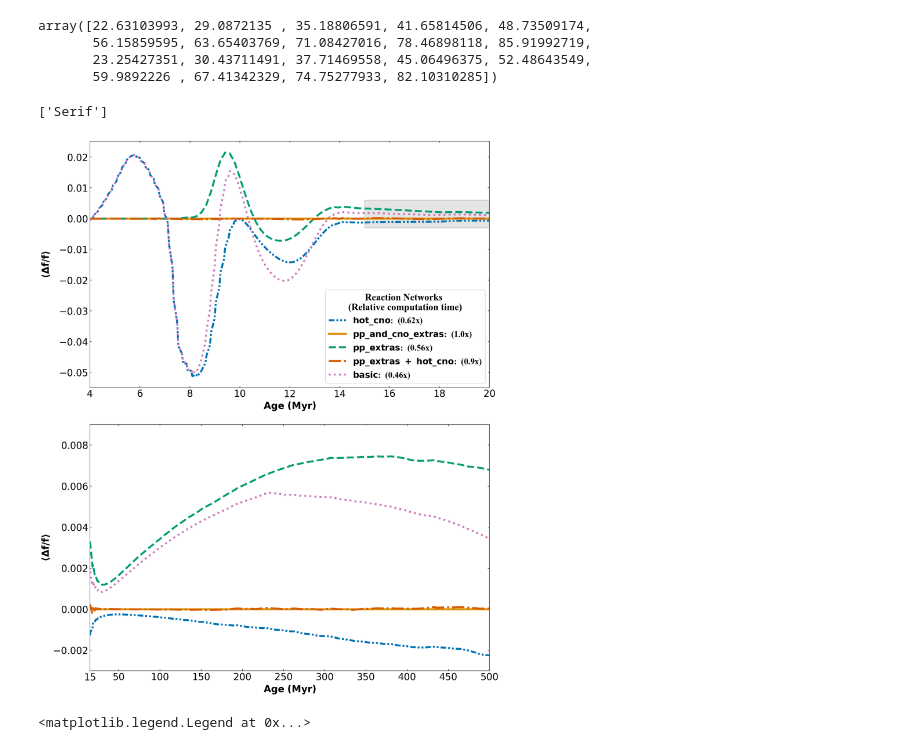
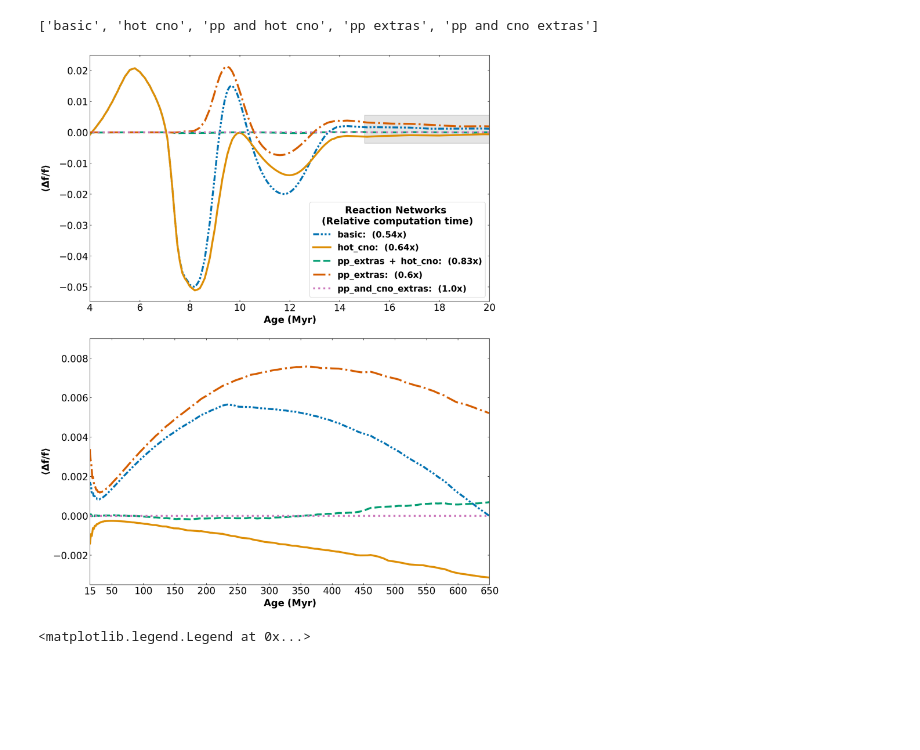
Before and after one commit to gautam-404/MESA-tests, a Jupyter notebook: notebooks_test/net_freqs_tests.ipynb, the cells around one changed output. Cells and saved outputs as stored; diff of their text form; code cells hidden in the pictures; blank space fills up the shorter version.

```diff
--- a/notebooks_test/net_freqs_tests.ipynb
+++ b/notebooks_test/net_freqs_tests.ipynb
@@ -199,7 +199,7 @@ mode_strings = ["100","200","300","400","500","600","700","800","900","1000",
          "110","210","310","410","510","610","710","810","910","1010",
          "11-1","21-1","31-1","41-1","51-1","61-1","71-1","81-1","91-1","101-1"]
 # %%
-def get_freqs_df(ind):
+def get_freqs_df_interp(ind):
     freqs, ages = get_freqs(ind)
     dff = pd.DataFrame()
     dff["Dnu"] = np.repeat(np.nan, len(freqs))
@@ -228,11 +228,19 @@ def get_freqs_df(ind):
     for n in range(1, 11):
         freqs_df[f"n{n}ell{l}dfreq"] = freqs_df[f"n{n}ell{l}m0"] - freqs_df[f"n{n}ell{l}mm1"]
         freqs_df.drop(columns=[f"n{n}ell{l}mp1", f"n{n}ell{l}mm1"], inplace=True)
-    freqs_df = freqs_df[['age', 'Dnu', 'eps', 'n1ell0m0', 'n2ell0m0', 'n3ell0m0', 'n4ell0m0',
+    columns = ['age', 'Dnu', 'eps', 'n1ell0m0', 'n2ell0m0', 'n3ell0m0', 'n4ell0m0',
        'n5ell0m0', 'n6ell0m0', 'n7ell0m0', 'n8ell0m0', 'n9ell0m0', 'n10ell0m0',
        'n1ell1m0', 'n2ell1m0', 'n3ell1m0', 'n4ell1m0', 'n5ell1m0', 'n6ell1m0',
        'n7ell1m0', 'n8ell1m0', 'n9ell1m0', 'n10ell1m0', 'n1ell1dfreq',
        'n2ell1dfreq', 'n3ell1dfreq', 'n4ell1dfreq', 'n5ell1dfreq',
        'n6ell1dfreq', 'n7ell1dfreq', 'n8ell1dfreq', 'n9ell1dfreq',
-       'n10ell1dfreq']]
-    return freqs_df
+       'n10ell1dfreq']
+    freqs_df = freqs_df[columns]
+
+    # ages = np.linspace(15, freqs_df.iloc[-1]["age"], 100)
+    ages = np.arange(0, freqs_df.iloc[-1]["age"], 0.1)
+    new_df = pd.DataFrame()
+    new_df["age"] = ages
+    for column in columns[1:]:
+        new_df[column] = interp(freqs_df["age"], freqs_df[column], ages)
+    return new_df
@@ -314,7 +276,7 @@ def plot_freq_df(row):
     # plt.xlim([0, Dnu*1.2])
     plt.xlim([0, 10])
 # %%
-logs_dirs = glob.glob("../test/m1.7_z0.015_v0_net*/LOGS")
+logs_dirs = sorted(glob.glob("../test/m1.7_z0.015_v0_net*/LOGS"))
 nets = [" ".join(logs_dir.split('/')[-2].split('net')[-1].split("_")) for logs_dir in logs_dirs]
 run_times = []
 for i, logs_dir in enumerate(logs_dirs):
@@ -328,5 +290,6 @@ for i, logs_dir in enumerate(logs_dirs):
 # logs_dirs
 print(run_times)
 print(nets)
-net_labels = ['hot\_cno', 'pp\_and\_cno\_extras', 'pp\_extras', 'pp\_extras\ +\ hot\_cno', 'basic']
+# net_labels = ['hot\_cno', 'pp\_and\_cno\_extras', 'pp\_extras', 'pp\_extras\ +\ hot\_cno', 'basic']
+net_labels = ['basic', 'hot\_cno', 'pp\_extras\ +\ hot\_cno', 'pp\_extras', 'pp\_and\_cno\_extras']
 # %% [output]
@@ -340,6 +303,6 @@ for i, net in enumerate(nets):
 # %%
 runtime_ratios = []
 for i in range(len(nets)):
-    runtime_ratios.append(round(run_times[i]/run_times[1], 2))
+    runtime_ratios.append(round(run_times[i]/run_times[2], 2))
 runtime_ratios
 # %% [output]
@@ -498,21 +368,18 @@ for row in freqs_df_all[0].iterrows():
     freqs_0 = row[3:13]
     # print(freqs_0.values)
     freqs_1 = row[13:]
-# %%
-freqs_df_all[-1].iloc[0][3:22].values
-# %% [output]
-array([22.63103993, 29.0872135 , 35.18806591, 41.65814506, 48.73509174,
-       56.15859595, 63.65403769, 71.08427016, 78.46898118, 85.91992719,
-       23.25427351, 30.43711491, 37.71469558, 45.06496375, 52.48643549,
-       59.9892226 , 67.41342329, 74.75277933, 82.10310285])
+# %%
+nets
+# %% [output]
+['basic', 'hot cno', 'pp and hot cno', 'pp extras', 'pp and cno extras']
 # %%
 mean_diffs = []
-age = freqs_df_all[1]['age'].values
+age = freqs_df_all[2]['age'].values
 for ind, net in enumerate(nets):
     net_alt = nets[ind]
     freqs_df_alt = freqs_df_all[ind]
     this_mean = []
-    for i, row in freqs_df_all[1].iterrows():
+    for i, row in freqs_df_all[2].iterrows():
         freqs_0 = row[3:13].values
         freqs_1 = row[13:22].values
         freqs_alt_0 = freqs_df_alt.iloc[i][3:13].values
@@ -520,10 +387,6 @@ for ind, net in enumerate(nets):
         mean = np.mean(np.append((freqs_0 - freqs_alt_0)/freqs_0, (freqs_1 - freqs_alt_1)/freqs_1))
         this_mean.append(mean)
     mean_diffs.append(this_mean)
-# %%
-font.get_family()
-# %% [output]
-['Serif']
 # %%
 fig = plt.figure(figsize=(15, 20))
 linestyle_tuple = [(0, (3, 1, 1, 1, 1, 1)), 'solid', '--', '-.', ':']
@@ -536,45 +399,43 @@ for ind, net in enumerate(nets):
             label=fr"$\bf{{{net_labels[ind]}}}$"+f":  ({runtime_ratios[ind]}x)")
             # label=f"{net_labels[ind]}"+f":  ({runtime_ratios[ind]}x)")
 
-title_font = mpl.font_manager.FontProperties(family= 'Times new roman',
-                                   weight='black',
+title_font = mpl.font_manager.FontProperties(weight='black',
                                    style='normal', size=20)
-font = mpl.font_manager.FontProperties(family='Times new roman',
-                                   weight='bold',
+font = mpl.font_manager.FontProperties(weight='bold',
                                    style='normal', size=18)
 legend = plt.legend(title="       Reaction Networks\n(Relative computation time)", loc='lower right',
                 title_fontproperties=title_font, prop=font, fancybox=True)
 plt.xlim([4, 20])
 plt.xticks(np.arange(4, 22, 2))
 plt.xlabel(r'$\bf{Age\ (Myr)}$', size=20)
 plt.ylabel(r'$\bf{\langle{\Delta f/f}} \rangle$', size=20)
 plt.gca().xaxis.set_tick_params(labelsize=20)
 plt.gca().yaxis.set_tick_params(labelsize=20)
-rect = mpl.patches.Rectangle((15, -0.003), 20, 0.009, linewidth=1, edgecolor='k', facecolor='grey', alpha=0.2)
+rect = mpl.patches.Rectangle((15, -0.0035), 20, 0.009, linewidth=1, edgecolor='k', facecolor='grey', alpha=0.2)
 ax1.add_patch(rect)
 
 ax2 = plt.subplot(2, 1, 2)
 for ind, net in enumerate(nets):
     plt.plot(age, mean_diffs[ind], color=palette[ind], linestyle=linestyle_tuple[ind], lw=4,
              label=fr"$\bf{{{net_labels[ind]}}}$"+f":  ({runtime_ratios[ind]}x)")
             # label=f"{net_labels[ind]}"+f":  ({runtime_ratios[ind]}x)")
 plt.xlabel(r'$\bf{Age\ (Myr)}$', size=20)
 plt.ylabel(r'$\bf{\langle{\Delta f/f}} \rangle$', size=20)
 plt.gca().xaxis.set_tick_params(labelsize=20)
 plt.gca().yaxis.set_tick_params(labelsize=20)
-plt.xlim([15, 500])
-plt.xticks([15, 50, 100, 150, 200, 250, 300, 350, 400, 450, 500])
-plt.ylim([-0.003, 0.009])
+plt.xlim([15, 650])
+plt.xticks([15, 50, 100, 150, 200, 250, 300, 350, 400, 450, 500, 550, 600, 650])
+plt.ylim([-0.0035, 0.009])
 plt.subplots_adjust(wspace=0, hspace=0.15)
 
 # rect = mpl.patches.Rectangle((15, -0.005), 20, 0.01, linewidth=1, edgecolor='k', facecolor='grey', alpha=0.2)
 # ax2.add_patch(rect)
 
 fig.align_ylabels([ax1, ax2])
 
 plt.savefig(f'../figures/mean_diff_panels.png', dpi=300, bbox_inches='tight')
 # %% [output]
-[figure, old version]
+[figure, new version]
 # %%
 i = 0
 plt.figure(figsize=(8, 6))
```
Also changed, not shown: parts of 6 cells of this notebook.
